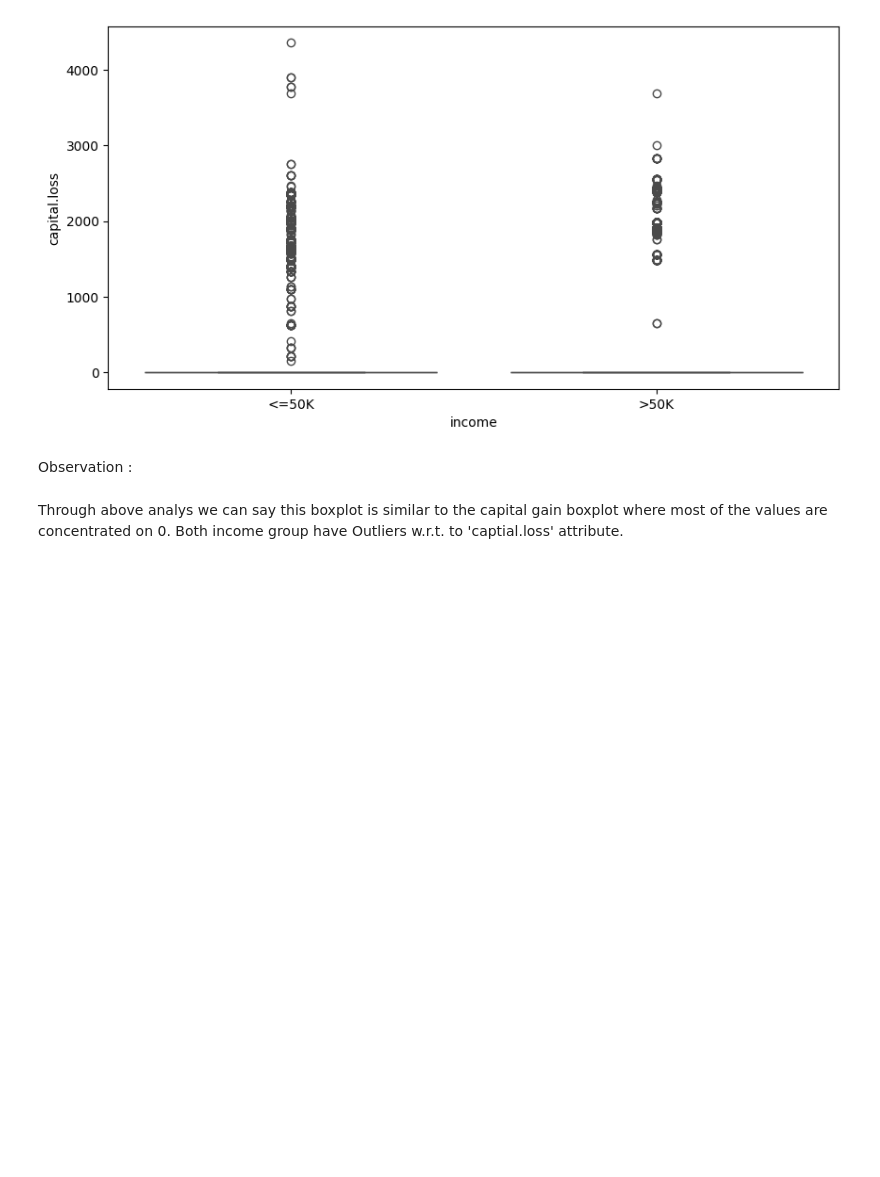
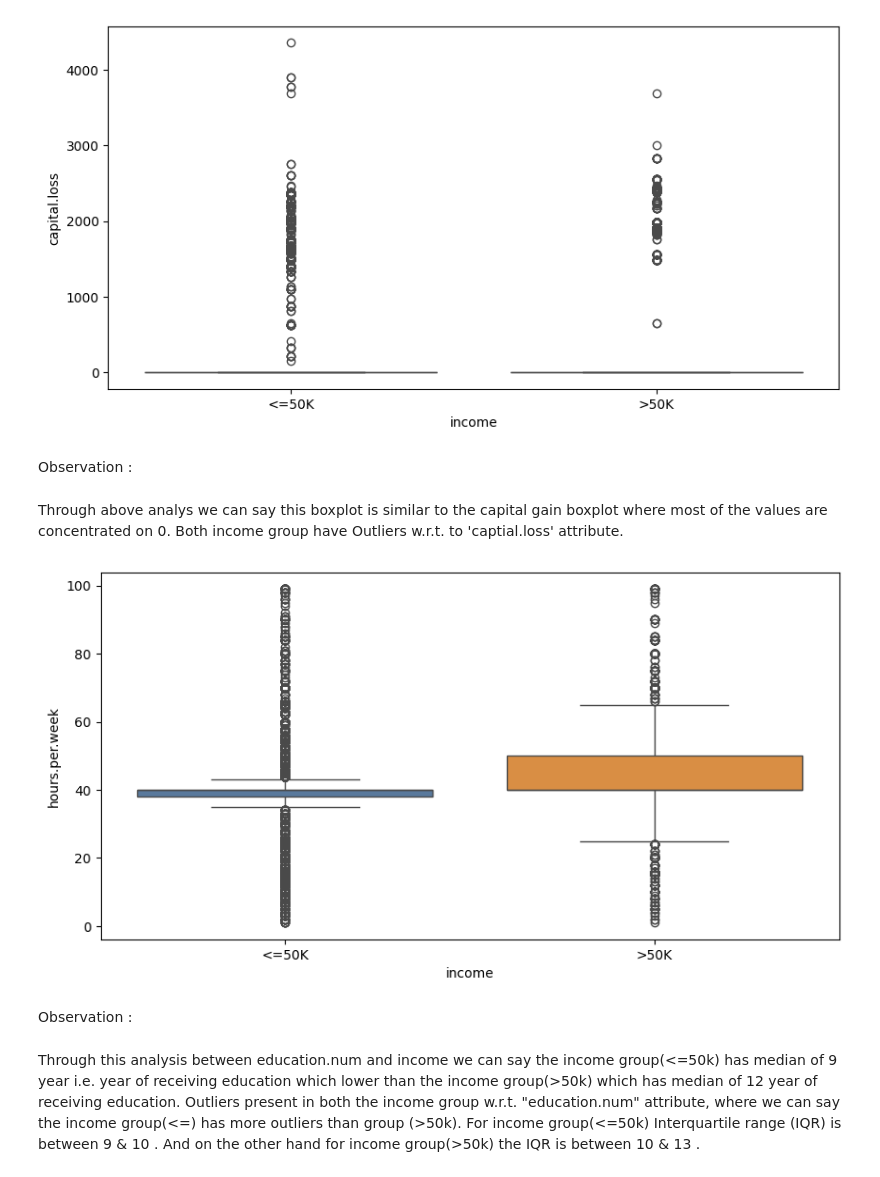
Before and after one commit to soniya-builds/Data-Analysis-Projects, a Jupyter notebook: Full Data Analysis Project with Python/raw_code.ipynb, the cells around one changed output. Cells and saved outputs as stored; diff of their text form; code cells hidden in the pictures; blank space fills up the shorter version.

```diff
--- a/Full Data Analysis Project with Python/raw_code.ipynb
+++ b/Full Data Analysis Project with Python/raw_code.ipynb
@@ -769,3 +769,17 @@ Observation :
 # %% [markdown]
 Through above analys we can say this boxplot is similar to the capital gain boxplot where most of the values are concentrated on 0.
 Both income group have Outliers w.r.t. to 'captial.loss' attribute.
+# %%
+### Hours per Week (Relationship with income)
+fig = plt.figure(figsize=(10,5))
+my_colors = ["#4e79a7", "#f28e2b"]
+sb.boxplot(x="income", y="hours.per.week", data=df, palette=my_colors, hue="income", legend=False)
+plt.show()
+# %% [output]
+[figure, added]
+# %% [markdown]
+Observation :
+# %% [markdown]
+Through this analysis between education.num and income we can say the income group(<=50k) has median of 9 year i.e. year of receiving education which lower than the income group(>50k) which has median of 12 year of receiving education.
+Outliers present in both the income group w.r.t. "education.num" attribute, where we can say the income group(<=) has more outliers than group (>50k).
+For income group(<=50k) Interquartile range (IQR) is between 9 & 10 . And on the other hand for income group(>50k) the IQR is between 10 & 13 .
```
